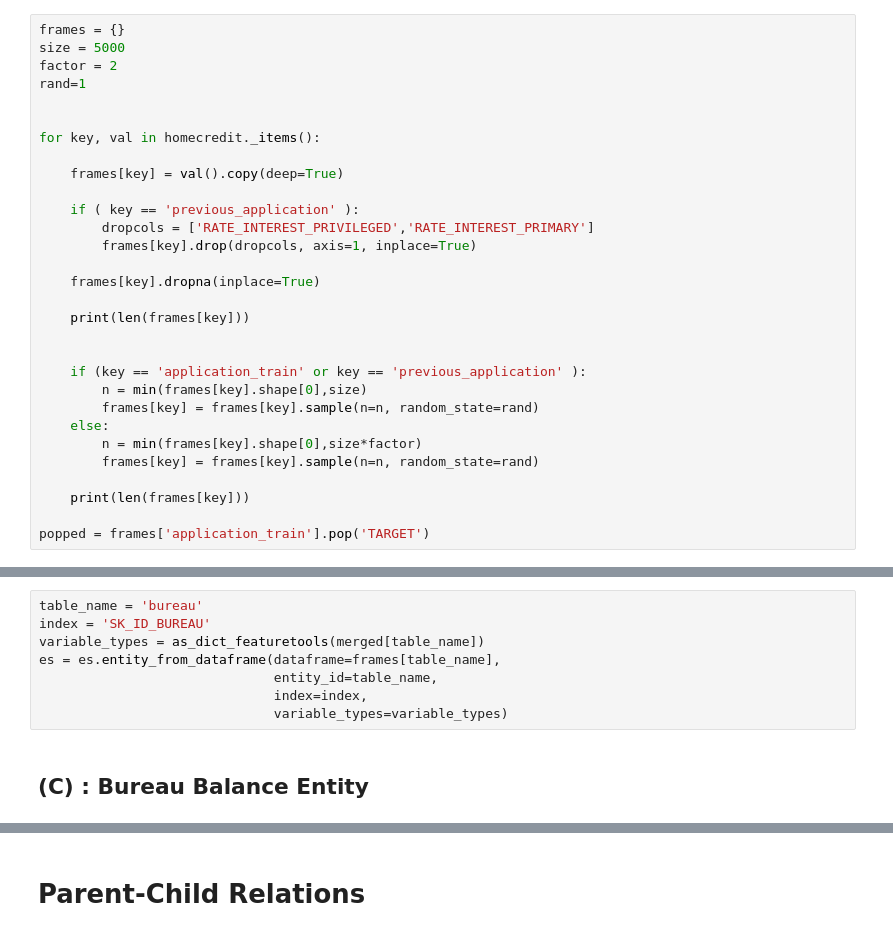
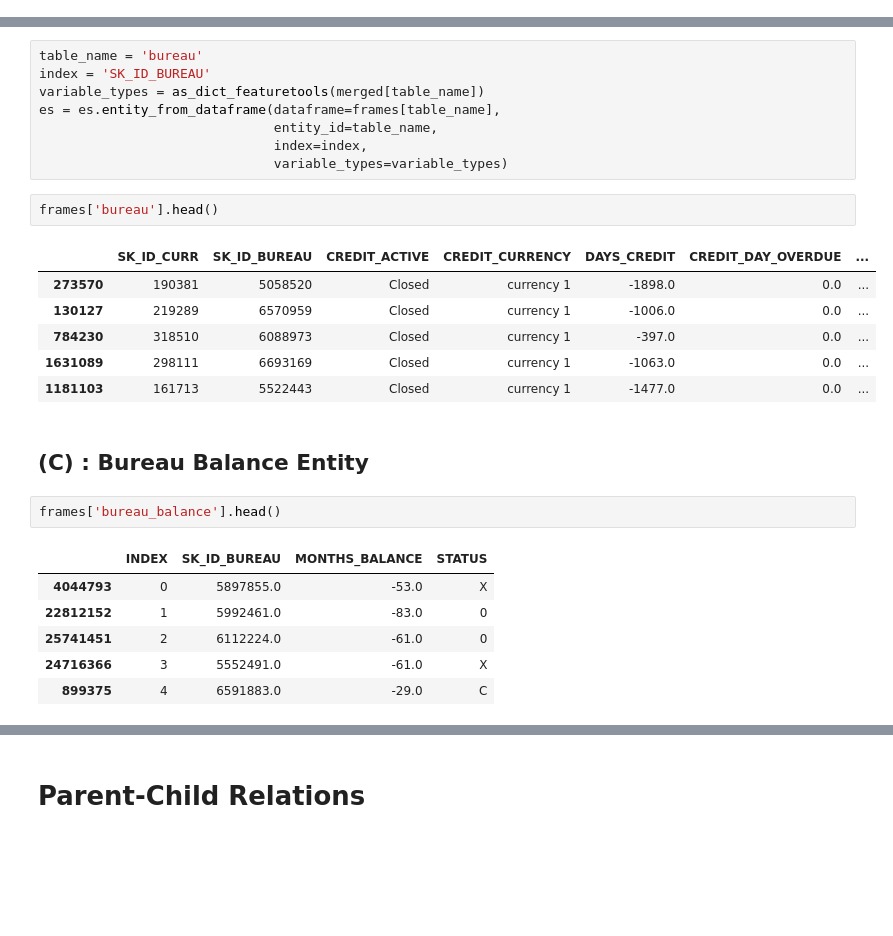
Before and after one commit to chalendony/data-prep-visualization, a Jupyter notebook: Automated Feature Engineering with Featuretools.ipynb, the cells around one changed output, grey strips where cells are left out. Drawn from its saved outputs; the diff is of its cells as text; blank space fills up the shorter version.

```diff
--- a/Automated Feature Engineering with Featuretools.ipynb
+++ b/Automated Feature Engineering with Featuretools.ipynb
@@ -83,31 +62 @@ popped = frames['application_train'].pop('TARGET')
 10000
-# %%
-frames = {}
-size = 5000
-factor = 2
-rand=1
-
-
-for key, val in homecredit._items():
-
-    frames[key] = val().copy(deep=True)
-
-    if ( key == 'previous_application' ):
-        dropcols = ['RATE_INTEREST_PRIVILEGED','RATE_INTEREST_PRIMARY']
-        frames[key].drop(dropcols, axis=1, inplace=True)
-
-    frames[key].dropna(inplace=True)
-
-    print(len(frames[key]))
-
-
-    if (key == 'application_train' or key == 'previous_application' ):
-        n = min(frames[key].shape[0],size)
-        frames[key] = frames[key].sample(n=n, random_state=rand)
-    else:
-        n = min(frames[key].shape[0],size*factor)
-        frames[key] = frames[key].sample(n=n, random_state=rand)
-
-    print(len(frames[key]))
-
-popped = frames['application_train'].pop('TARGET')
@@ -214,7 +198,25 @@ es = es.entity_from_dataframe(dataframe=frames[table_name],
                               entity_id=table_name,
                               index=index,
                               variable_types=variable_types)
+# %%
+frames['bureau'].head()
+# %% [output]
+|  | SK_ID_CURR | SK_ID_BUREAU | CREDIT_ACTIVE | CREDIT_CURRENCY | DAYS_CREDIT | CREDIT_DAY_OVERDUE | ... |
+| 273570 | 190381 | 5058520 | Closed | currency 1 | -1898.0 | 0.0 | ... |
+| 130127 | 219289 | 6570959 | Closed | currency 1 | -1006.0 | 0.0 | ... |
+| 784230 | 318510 | 6088973 | Closed | currency 1 | -397.0 | 0.0 | ... |
+| 1631089 | 298111 | 6693169 | Closed | currency 1 | -1063.0 | 0.0 | ... |
+| 1181103 | 161713 | 5522443 | Closed | currency 1 | -1477.0 | 0.0 | ... |
 # %% [markdown]
 ## (C) : Bureau Balance Entity
+# %%
+frames['bureau_balance'].head()
+# %% [output]
+|  | INDEX | SK_ID_BUREAU | MONTHS_BALANCE | STATUS |
+| 4044793 | 0 | 5897855.0 | -53.0 | X |
+| 22812152 | 1 | 5992461.0 | -83.0 | 0 |
+| 25741451 | 2 | 6112224.0 | -61.0 | 0 |
+| 24716366 | 3 | 5552491.0 | -61.0 | X |
+| 899375 | 4 | 6591883.0 | -29.0 | C |
 # %%
 table_name = 'bureau_balance'
```
Also changed, not shown: parts of 23 cells of this notebook, 1 other file.
